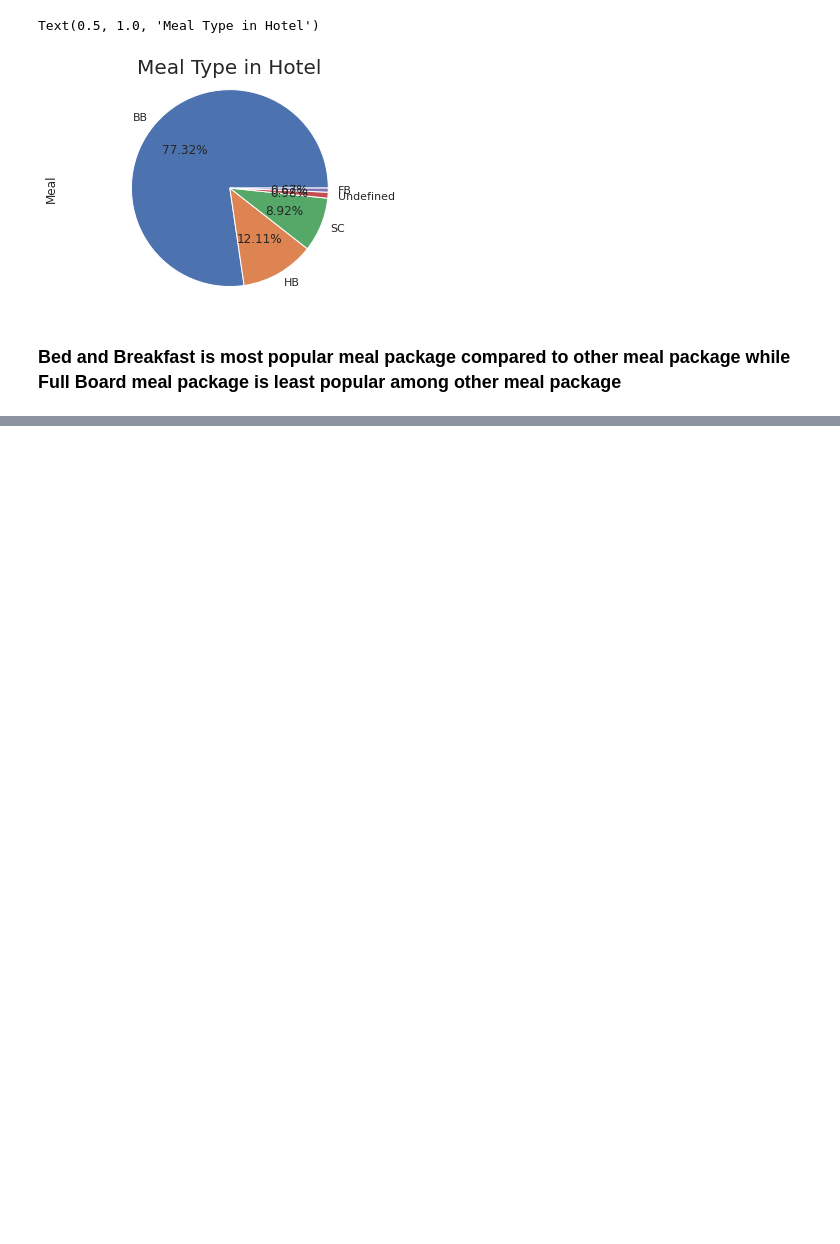
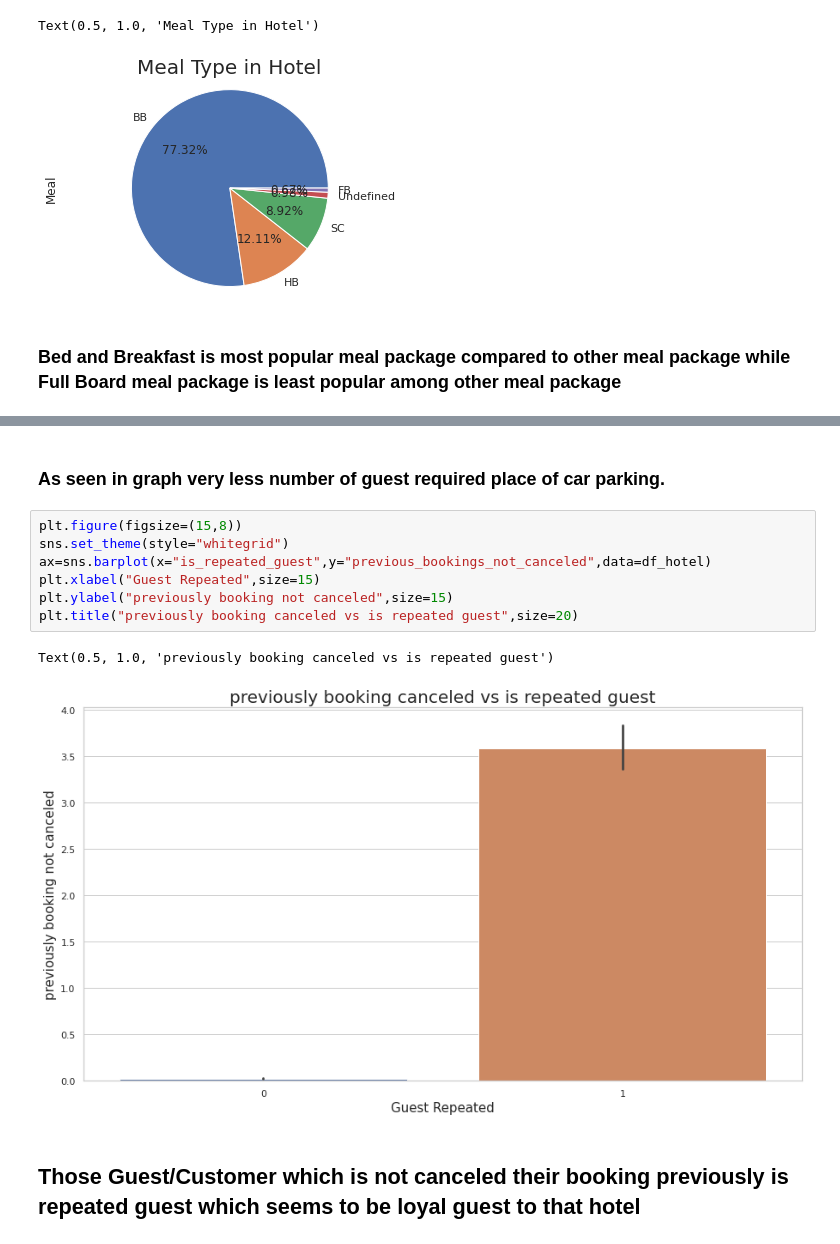
Before and after one commit to milanajudiya/Hotel_Booking_Analysis, a Jupyter notebook: Hotel_Booking_Analysis.ipynb, the cells around one changed output, grey strips where cells are left out. Drawn from its saved outputs; the diff is of its cells as text; blank space fills up the shorter version.

```diff
--- a/Hotel_Booking_Analysis.ipynb
+++ b/Hotel_Booking_Analysis.ipynb
@@ -558,0 +615,14 @@ Text(0.5, 1.0, 'Meal Type in Hotel')
+# %% [markdown]
+### As seen in graph very less number of guest required place of car parking.
+# %%
+plt.figure(figsize=(15,8))
+sns.set_theme(style="whitegrid")
+ax=sns.barplot(x="is_repeated_guest",y="previous_bookings_not_canceled",data=df_hotel)
+plt.xlabel("Guest Repeated",size=15)
+plt.ylabel("previously booking not canceled",size=15)
+plt.title("previously booking canceled vs is repeated guest",size=20)
+# %% [output]
+Text(0.5, 1.0, 'previously booking canceled vs is repeated guest')
+[figure, added]
+# %% [markdown]
+## Those Guest/Customer which is not canceled their booking previously is repeated guest which seems to be loyal guest to that hotel
```
Also changed, not shown: parts of 9 cells of this notebook.
